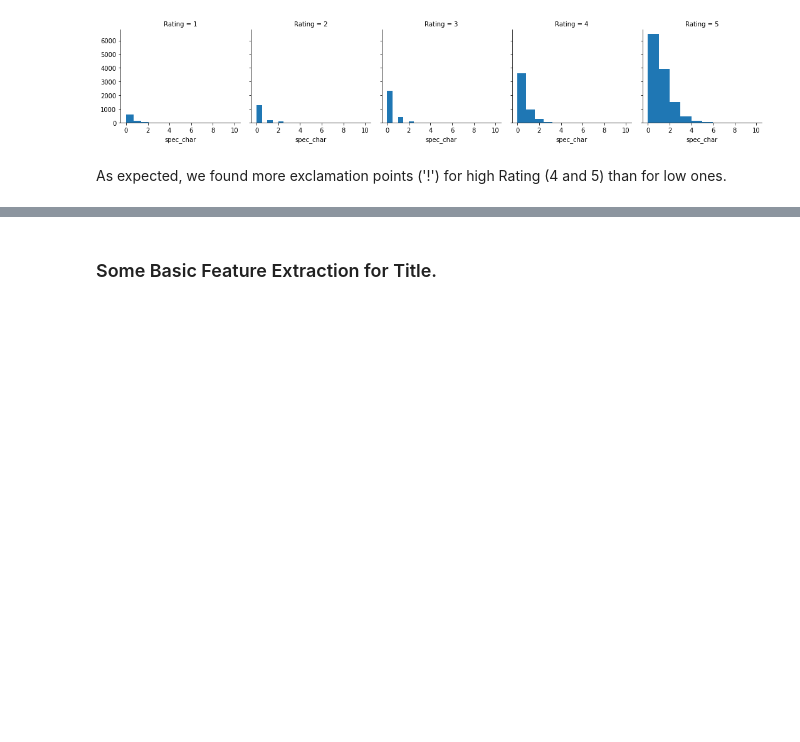
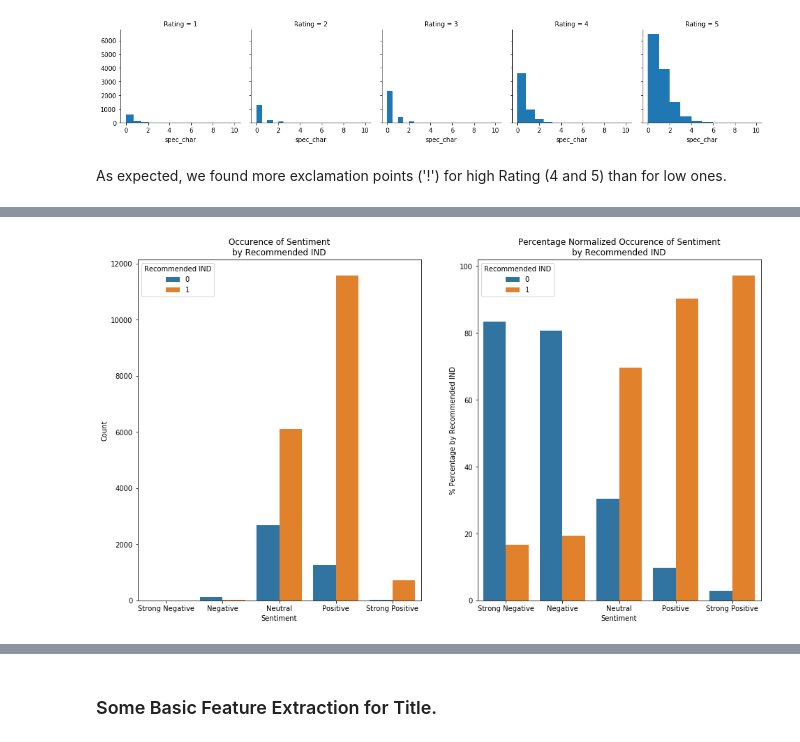
Before and after one commit to LisaB83/Analysis-on-e-commerce-reviews, a Jupyter notebook: Capstone_Project_NLP.ipynb, the cells around one changed output, grey strips where cells are left out. Cells and saved outputs as stored; diff of their text form; code cells hidden in the pictures; blank space fills up the shorter version.

```diff
--- a/Capstone_Project_NLP.ipynb
+++ b/Capstone_Project_NLP.ipynb
@@ -194,0 +681,6 @@ As expected, we found more exclamation points ('!') for high Rating (4 and 5) th
+# %%
+# Applying Model, Variable Creation
+#df['Polarity Score']=df["Review Text"].apply(lambda x:SIA.polarity_scores(x)['compound'])
+rev_new['Neutral Score']=rev_new["Review Text"].apply(lambda x:SIA.polarity_scores(x)['neu'])
+df['Negative Score']=df["Review Text"].apply(lambda x:SIA.polarity_scores(x)['neg'])
+df['Positive Score']=df["Review Text"].apply(lambda x:SIA.polarity_scores(x)['pos'])
@@ -194,0 +702,10 @@ As expected, we found more exclamation points ('!') for high Rating (4 and 5) th
+# %%
+# Converting 0 to 1 Decimal Score to a Categorical Variable: 5 groups
+rev_new['Sentiment'] = ''
+rev_new.loc[rev_new['sent'] > 0.6, 'Sentiment'] = 'Strong Positive'
+rev_new.loc[(rev_new['sent'] > 0.2) & (rev_new['sent'] < 0.6), 'Sentiment'] = 'Positive'
+rev_new.loc[(rev_new['sent'] < 0.2) & (rev_new['sent'] > -0.2), 'Sentiment'] = 'Neutral'
+rev_new.loc[(rev_new['sent'] < -0.2) & (rev_new['sent'] > -0.6), 'Sentiment'] = 'Negative'
+rev_new.loc[rev_new['sent'] < -0.6, 'Sentiment'] = 'Strong Negative'
+
+rev_new[['Review Text', 'sent', 'Sentiment', 'Recommended IND', 'Rating']].head(10)
@@ -194,0 +734,24 @@ As expected, we found more exclamation points ('!') for high Rating (4 and 5) th
+# %%
+x, hue = "Sentiment", "Recommended IND"
+
+
+f, axes = plt.subplots(1, 2, figsize=(16, 9))
+sns.countplot(x=x, hue=hue, data=rev_new, ax=axes[0], order=["Strong Negative", "Negative","Neutral","Positive", "Strong Positive"])
+axes[0].set_title("Occurence of {}\nby {}".format(x, hue))
+axes[0].set_ylabel("Count")
+
+prop_df = (rev_new[[x, hue]]
+     .reset_index(drop=True)
+     .groupby([x])[hue]
+     .value_counts(normalize=True)
+     .rename('Percentage').mul(100)
+     .reset_index()
+     .sort_values(hue))
+
+sns.barplot(x=x, y="Percentage", hue=hue, data=prop_df, ax=axes[1], order=["Strong Negative", "Negative","Neutral","Positive", "Strong Positive"])
+axes[1].set_title("Percentage Normalized Occurence of {}\nby {}".format(x, hue))
+axes[1].set_ylabel("% Percentage by {}".format(hue))
+
+plt.show()
+# %% [output]
+[figure, added]
```
Also changed, not shown: parts of 69 cells of this notebook.
